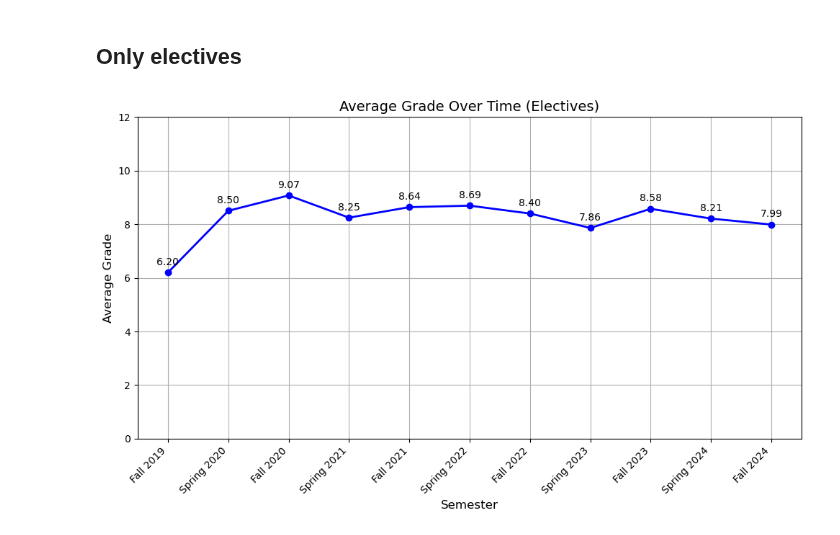
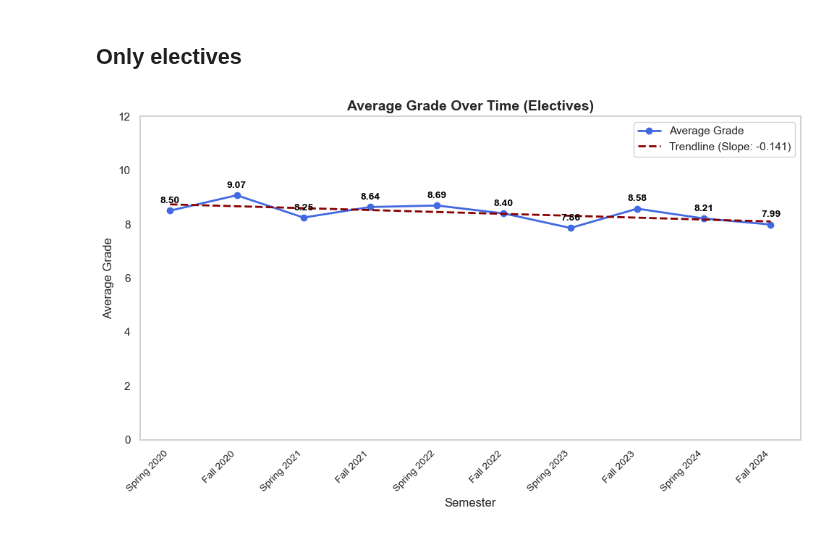
Before and after one commit to Alex-Nielsen-manden/Alex-Nielsen-manden.github.io, a Jupyter notebook: Data load/Final Project B.ipynb, the cells around one changed output. Drawn from its saved outputs; the diff is of its cells as text; code cells hidden in the pictures.

```diff
--- a/Data load/Final Project B.ipynb
+++ b/Data load/Final Project B.ipynb
@@ -592,13 +629,15 @@ plt.show()
 # %% [markdown]
 ## Only electives
 # %%
+# Copy and filter for electives
 df_3 = CD.copy()
-
-# Filter for electives
 df_3 = df_3[df_3['Course type'] == 'Elective']
 
 # Extract the year from the 'Semester' column
 df_3['Year'] = df_3['Semester'].str.extract(r'(\d{4})').astype(int)
+
+# Exclude 2019 from the DataFrame
+df_3 = df_3[df_3['Year'] != 2019]
 
 # Map the semesters (Fall/Spring) to numerical values for sorting
 df_3['Semester_Num'] = df_3['Semester'].apply(lambda x: 1 if 'Spring' in x else 2)
@@ -608,47 +647,59 @@ df_3['Time'] = df_3['Year'] + (df_3['Semester_Num'] - 1) * 0.5  # Spring = 0.0,
 
 # Convert 'Average grade' to numeric, coercing errors to NaN
 df_3['Average grade'] = pd.to_numeric(df_3['Average grade'], errors='coerce')
 
 # Drop rows with missing 'Time' or 'Average grade'
 df_3.dropna(subset=['Time', 'Average grade'], inplace=True)
 
 # Group by 'Time' and calculate average grade
 grades_over_time = df_3.groupby('Time')['Average grade'].mean().reset_index()
 
+# Fit a linear regression to show overall trend
+model = LinearRegression()
+model.fit(grades_over_time['Time'].values.reshape(-1, 1), grades_over_time['Average grade'])
+grades_over_time['Trend'] = model.predict(grades_over_time['Time'].values.reshape(-1, 1))
+
+# Calculate slope
+slope = model.coef_[0]
+slope_label = f"Slope: {slope:.3f}"
+
 # Plotting
 plt.figure(figsize=(10, 6))
 
-# Plot the data with a line
-plt.plot(grades_over_time['Time'], grades_over_time['Average grade'], marker='o', color='b', linestyle='-', linewidth=2)
+# Plot average grades
+plt.plot(grades_over_time['Time'], grades_over_time['Average grade'],
+         marker='o', color='royalblue', linestyle='-', linewidth=2, label='Average Grade')
+
+# Plot trendline with slope in label
+plt.plot(grades_over_time['Time'], grades_over_time['Trend'],
+         color='darkred', linestyle='--', linewidth=2, label=f'Trendline ({slope_label})')
 
 # Title and labels
-plt.title('Average Grade Over Time (Electives)', fontsize=14)
+plt.title('Average Grade Over Time (Electives)', fontsize=14, fontweight='bold')
 plt.xlabel('Semester', fontsize=12)
 plt.ylabel('Average Grade', fontsize=12)
-
-# Set y-axis range from 0 to 12
 plt.ylim(0, 12)
 
-# Customize x-ticks to show both semester and year in a cleaner format
+# Format x-axis
 x_ticks = grades_over_time['Time']
 x_labels = [f"Spring {int(t)}" if t % 1 == 0 else f"Fall {int(t)}" for t in x_ticks]
 plt.xticks(x_ticks, labels=x_labels, rotation=45, ha='right', fontsize=10)
 
-# Add data labels on the plot for each point
+# Annotate data points
 for i, row in grades_over_time.iterrows():
     plt.text(row['Time'], row['Average grade'] + 0.2, f"{row['Average grade']:.2f}",
-             ha='center', va='bottom', fontsize=10, color='black')
+             ha='center', va='bottom', fontsize=10, fontweight='bold', color='black')
 
-# Display a grid for clarity
-plt.grid(True)
+# No grid, clean legend
+plt.grid(False)
+plt.legend()
 
-# Adjust layout for better spacing
+# Layout and save
 plt.tight_layout()
-
-# Show the plot
+plt.savefig("average_grade_semester_electives.png", dpi=300, bbox_inches="tight")
 plt.show()
 # %% [output]
-[figure, old version]
+[figure, new version]
 # %%
 # Copy and filter for electives
 df_n4 = CD.copy()
```
Also changed, not shown: parts of 7 cells of this notebook, 8 other files.
